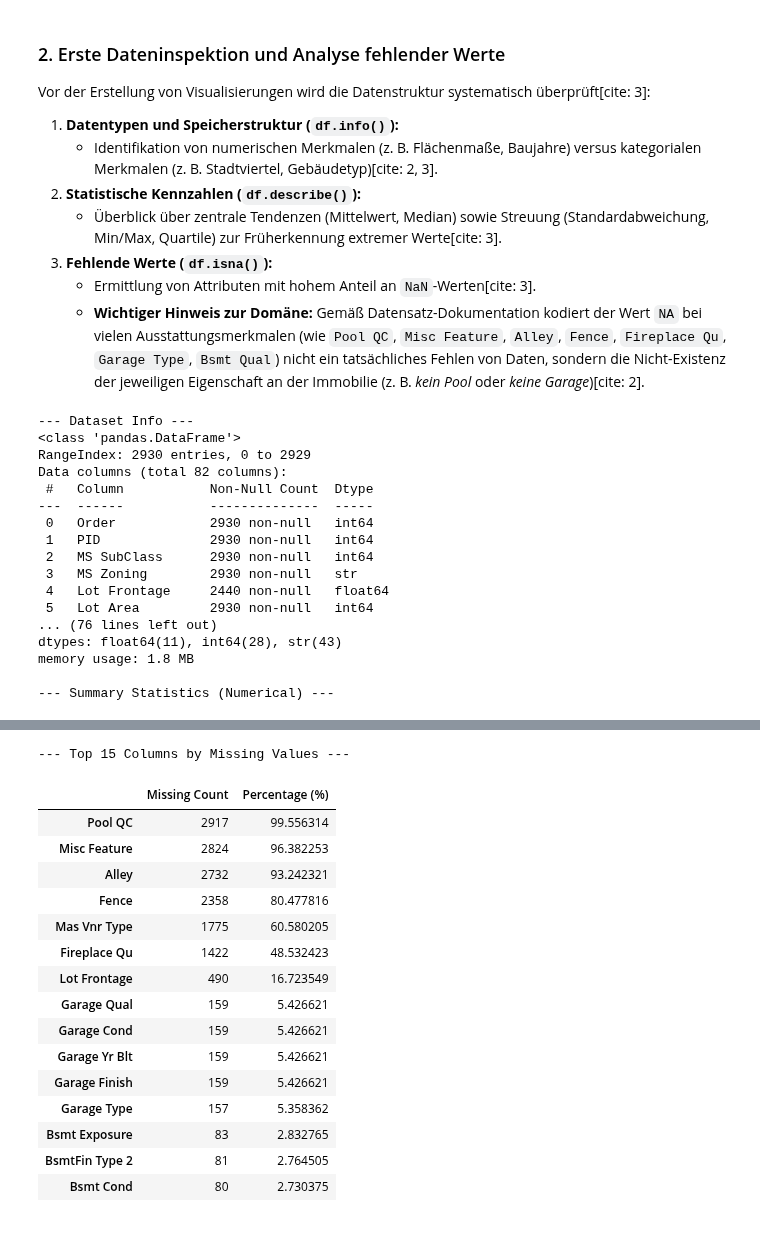
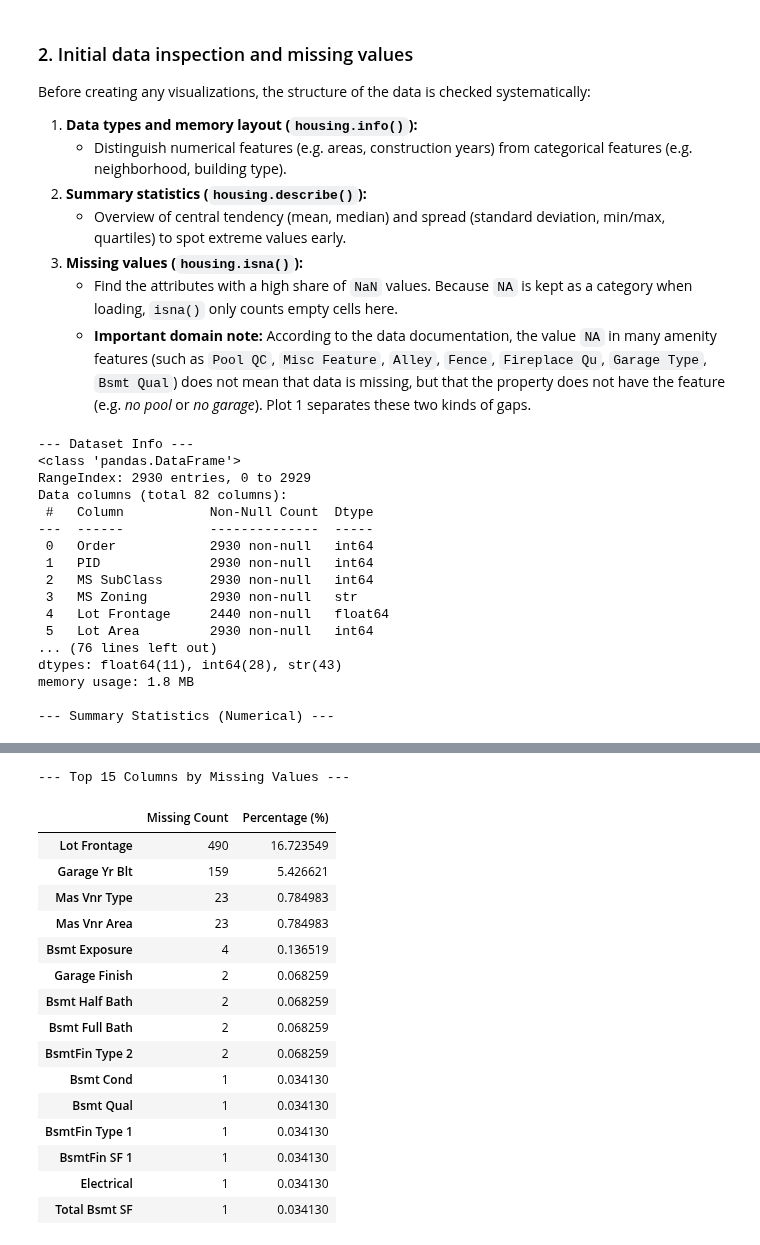
Before and after one commit to AdelinGabriel21/ames-housing-analysis, a Jupyter notebook: notebooks/01_exploratory_data_analysis.ipynb, the cells around one changed output, grey strips where cells are left out. Saved outputs shown, nothing was run; the diff lists cells and outputs as text; code cells hidden in the pictures.

```diff
--- a/notebooks/01_exploratory_data_analysis.ipynb
+++ b/notebooks/01_exploratory_data_analysis.ipynb
@@ -10,16 +11,30 @@ Der **Ames Housing Datensatz** wurde von Dean De Cock als moderner Benchmark-Dat
 # %%
 from pathlib import Path
+
+import matplotlib.pyplot as plt
+import numpy as np
 import pandas as pd
+import seaborn as sns
+from matplotlib.ticker import NullFormatter, PercentFormatter
+
+# Common plot style for all figures
+sns.set_theme(style="whitegrid")
+
+
+# Tick labels for price axes in thousands of dollars, e.g. $150k
+def k_dollars(x, _):
+    return f"${x / 1000:,.0f}k"
+
 
 # Path to dataset
 DATA_PATH = Path("../data/AmesHousing.csv")
 
-# Load tab-separated file
-df = pd.read_csv(DATA_PATH, sep="\t")
+# Load tab-separated file; only empty cells are missing, the string "NA" stays a category
+housing = pd.read_csv(DATA_PATH, sep="\t", keep_default_na=False, na_values=[""])
 
 # Verify parsed dimensions
-print(f"Dataset shape: {df.shape}")
-df.head()
+print(f"Dataset shape: {housing.shape}")
+housing.head()
 # %% [output]
 Dataset shape: (2930, 82)
 |  | Order | PID | MS SubClass | MS Zoning | Lot Frontage | Lot Area | Street | Alley | Lot Shape | ... |
@@ -31,29 +46,29 @@ Dataset shape: (2930, 82)
 5 rows × 82 columns
 # %% [markdown]
-### 2. Erste Dateninspektion und Analyse fehlender Werte
+### 2. Initial data inspection and missing values
 
-Vor der Erstellung von Visualisierungen wird die Datenstruktur systematisch überprüft[cite: 3]:
+Before creating any visualizations, the structure of the data is checked systematically:
 
-1. **Datentypen und Speicherstruktur (`df.info()`):**
-   - Identifikation von numerischen Merkmalen (z. B. Flächenmaße, Baujahre) versus kategorialen Merkmalen (z. B. Stadtviertel, Gebäudetyp)[cite: 2, 3].
-2. **Statistische Kennzahlen (`df.describe()`):**
-   - Überblick über zentrale Tendenzen (Mittelwert, Median) sowie Streuung (Standardabweichung, Min/Max, Quartile) zur Früherkennung extremer Werte[cite: 3].
-3. **Fehlende Werte (`df.isna()`):**
-   - Ermittlung von Attributen mit hohem Anteil an `NaN`-Werten[cite: 3].
-   - **Wichtiger Hinweis zur Domäne:** Gemäß Datensatz-Dokumentation kodiert der Wert `NA` bei vielen Ausstattungsmerkmalen (wie `Pool QC`, `Misc Feature`, `Alley`, `Fence`, `Fireplace Qu`, `Garage Type`, `Bsmt Qual`) nicht ein tatsächliches Fehlen von Daten, sondern die Nicht-Existenz der jeweiligen Eigenschaft an der Immobilie (z. B. *kein Pool* oder *keine Garage*)[cite: 2].
+1. **Data types and memory layout (`housing.info()`):**
+   - Distinguish numerical features (e.g. areas, construction years) from categorical features (e.g. neighborhood, building type).
+2. **Summary statistics (`housing.describe()`):**
+   - Overview of central tendency (mean, median) and spread (standard deviation, min/max, quartiles) to spot extreme values early.
+3. **Missing values (`housing.isna()`):**
+   - Find the attributes with a high share of `NaN` values. Because `NA` is kept as a category when loading, `isna()` only counts empty cells here.
+   - **Important domain note:** According to the data documentation, the value `NA` in many amenity features (such as `Pool QC`, `Misc Feature`, `Alley`, `Fence`, `Fireplace Qu`, `Garage Type`, `Bsmt Qual`) does not mean that data is missing, but that the property does not have the feature (e.g. *no pool* or *no garage*). Plot 1 separates these two kinds of gaps.
 # %%
 # 1. Summary of data types and non-null counts
 print("--- Dataset Info ---")
-df.info()
+housing.info()
 
 # 2. Summary statistics for numerical features
 print("\n--- Summary Statistics (Numerical) ---")
-display(df.describe().T)
+display(housing.describe().T)
 
 # 3. Check columns with highest missing value counts
 print("\n--- Top 15 Columns by Missing Values ---")
-missing_counts = df.isna().sum()
-missing_percent = (df.isna().sum() / len(df)) * 100
+missing_counts = housing.isna().sum()
+missing_percent = (housing.isna().sum() / len(housing)) * 100
 missing_df = pd.DataFrame({"Missing Count": missing_counts, "Percentage (%)": missing_percent})
 display(missing_df[missing_df["Missing Count"] > 0].sort_values(by="Missing Count", ascending=False).head(15))
 # %% [output]
@@ -66,45 +81,45 @@ Data columns (total 82 columns):
  0   Order            2930 non-null   int64
  1   PID              2930 non-null   int64
  2   MS SubClass      2930 non-null   int64
  3   MS Zoning        2930 non-null   str
  4   Lot Frontage     2440 non-null   float64
  5   Lot Area         2930 non-null   int64
 ... (76 lines left out)
 dtypes: float64(11), int64(28), str(43)
 memory usage: 1.8 MB
 
 --- Summary Statistics (Numerical) ---
 |  | count | mean | std | min | 25% | 50% | 75% | max |
 | Order | 2930.0 | 1.465500e+03 | 8.459625e+02 | 1.0 | 7.332500e+02 | 1465.5 | 2.197750e+03 | 2.930000e+03 |
 | PID | 2930.0 | 7.144645e+08 | 1.887308e+08 | 526301100.0 | 5.284770e+08 | 535453620.0 | 9.071811e+08 | 1.007100e+09 |
 | MS SubClass | 2930.0 | 5.738737e+01 | 4.263802e+01 | 20.0 | 2.000000e+01 | 50.0 | 7.000000e+01 | 1.900000e+02 |
 | Lot Frontage | 2440.0 | 6.922459e+01 | 2.336533e+01 | 21.0 | 5.800000e+01 | 68.0 | 8.000000e+01 | 3.130000e+02 |
 | Lot Area | 2930.0 | 1.014792e+04 | 7.880018e+03 | 1300.0 | 7.440250e+03 | 9436.5 | 1.155525e+04 | 2.152450e+05 |
 | Overall Qual | 2930.0 | 6.094881e+00 | 1.411026e+00 | 1.0 | 5.000000e+00 | 6.0 | 7.000000e+00 | 1.000000e+01 |
 | Overall Cond | 2930.0 | 5.563140e+00 | 1.111537e+00 | 1.0 | 5.000000e+00 | 5.0 | 6.000000e+00 | 9.000000e+00 |
 | Year Built | 2930.0 | 1.971356e+03 | 3.024536e+01 | 1872.0 | 1.954000e+03 | 1973.0 | 2.001000e+03 | 2.010000e+03 |
 | Year Remod/Add | 2930.0 | 1.984267e+03 | 2.086029e+01 | 1950.0 | 1.965000e+03 | 1993.0 | 2.004000e+03 | 2.010000e+03 |
 | Mas Vnr Area | 2907.0 | 1.018968e+02 | 1.791126e+02 | 0.0 | 0.000000e+00 | 0.0 | 1.640000e+02 | 1.600000e+03 |
 | ... | ... | ... | ... | ... | ... | ... | ... | ... |
 | Pool Area | 2930.0 | 2.243345e+00 | 3.559718e+01 | 0.0 | 0.000000e+00 | 0.0 | 0.000000e+00 | 8.000000e+02 |
 | Misc Val | 2930.0 | 5.063515e+01 | 5.663443e+02 | 0.0 | 0.000000e+00 | 0.0 | 0.000000e+00 | 1.700000e+04 |
 | Mo Sold | 2930.0 | 6.216041e+00 | 2.714492e+00 | 1.0 | 4.000000e+00 | 6.0 | 8.000000e+00 | 1.200000e+01 |
 | Yr Sold | 2930.0 | 2.007790e+03 | 1.316613e+00 | 2006.0 | 2.007000e+03 | 2008.0 | 2.009000e+03 | 2.010000e+03 |
 | SalePrice | 2930.0 | 1.807961e+05 | 7.988669e+04 | 12789.0 | 1.295000e+05 | 160000.0 | 2.135000e+05 | 7.550000e+05 |
 --- Top 15 Columns by Missing Values ---
 |  | Missing Count | Percentage (%) |
-| Pool QC | 2917 | 99.556314 |
-| Misc Feature | 2824 | 96.382253 |
-| Alley | 2732 | 93.242321 |
-| Fence | 2358 | 80.477816 |
-| Mas Vnr Type | 1775 | 60.580205 |
-| Fireplace Qu | 1422 | 48.532423 |
 | Lot Frontage | 490 | 16.723549 |
-| Garage Qual | 159 | 5.426621 |
-| Garage Cond | 159 | 5.426621 |
 | Garage Yr Blt | 159 | 5.426621 |
-| Garage Finish | 159 | 5.426621 |
-| Garage Type | 157 | 5.358362 |
-| Bsmt Exposure | 83 | 2.832765 |
-| BsmtFin Type 2 | 81 | 2.764505 |
-| Bsmt Cond | 80 | 2.730375 |
+| Mas Vnr Type | 23 | 0.784983 |
+| Mas Vnr Area | 23 | 0.784983 |
+| Bsmt Exposure | 4 | 0.136519 |
+| Garage Finish | 2 | 0.068259 |
+| Bsmt Half Bath | 2 | 0.068259 |
+| Bsmt Full Bath | 2 | 0.068259 |
+| BsmtFin Type 2 | 2 | 0.068259 |
+| Bsmt Cond | 1 | 0.034130 |
+| Bsmt Qual | 1 | 0.034130 |
+| BsmtFin Type 1 | 1 | 0.034130 |
+| BsmtFin SF 1 | 1 | 0.034130 |
+| Electrical | 1 | 0.034130 |
+| Total Bsmt SF | 1 | 0.034130 |
```
Also changed, not shown: parts of 36 cells of this notebook.
